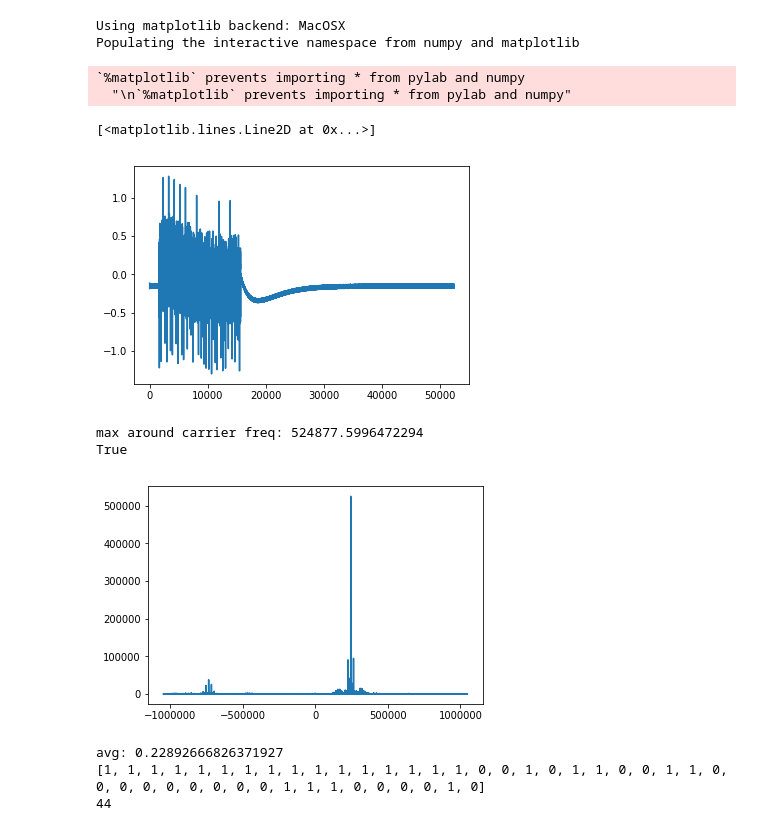
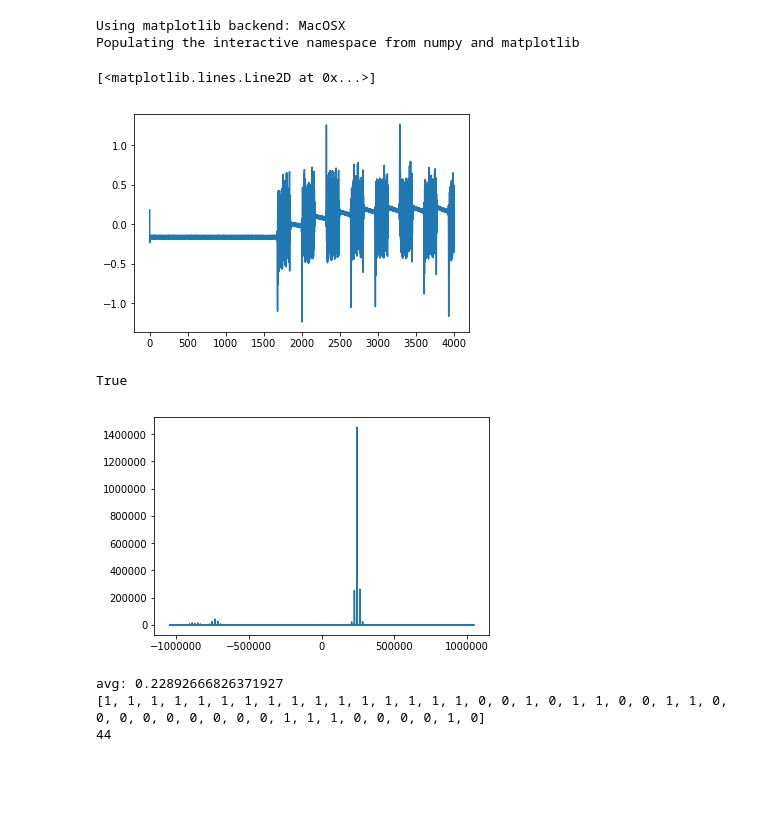
Before and after one commit to Aster1222/Networks-Final, a Jupyter notebook: radio/notebooks/receive.ipynb, the cells around one changed output. Cells and saved outputs as stored; diff of their text form; code cells hidden in the pictures; blank space fills up the shorter version.

```diff
--- a/receiver/notebooks/receive.ipynb
+++ b/radio/notebooks/receive.ipynb
@@ -2,14 +2,13 @@
 %pylab
 import importlib.util
 import sys
-sys.path.append('/Users/collinshuff/Documents/UVa-Fall18/CS4457/Networks-Final/receiver/')
+sys.path.append('/Users/collinshuff/Documents/UVa-Fall18/CS4457/Networks-Final/radio/')
 from receive import *
 from decode import *
+import config
 import scipy.fftpack
 import matplotlib.pyplot as plt
 %matplotlib inline
 # %% [output]
 Using matplotlib backend: MacOSX
 Populating the interactive namespace from numpy and matplotlib
-`%matplotlib` prevents importing * from pylab and numpy
-  "\n`%matplotlib` prevents importing * from pylab and numpy"
@@ -23,18 +15,25 @@ n_bits = 44
+# %%
+frequency = config.frequency
+offset = config.offset
+samp_rate = config.rec_samp_rate
+baud = config.baud
+samp_per_bit = samp_rate/baud
+n_bits = 44
 # %%
-time = 1542492821
+time = 1542752820
 end = time
-path = '/Users/collinshuff/Documents/UVa-Fall18/CS4457/Networks-Final/receiver/samples'
+path = '/Users/collinshuff/Documents/UVa-Fall18/CS4457/Networks-Final/radio/samples'
 samples = np.load(f'{path}/{time}.npy')
 time += 1
 while time <= end:
     samples = np.concatenate([samples, np.load(f'{path}/{time}.npy')])
     time += 1
 
 fm_demodulated_wave, new_samp_rate = fm_demodulate(samples, frequency, offset, samp_rate)
-plt.plot(fm_demodulated_wave)
+plt.plot(fm_demodulated_wave[:4000])
 # %% [output]
 [<matplotlib.lines.Line2D at 0x...>]
-[figure, old version]
+[figure, new version]
 # %%
 samples = samples[:samp_rate]
 fft = scipy.fftpack.fft(samples)
@@ -42,9 +41,8 @@ freqs = scipy.fftpack.fftfreq(len(samples)) * samp_rate
 plt.plot(freqs, np.abs(fft))
 print(detect_transmitter_on(samples, samp_rate, offset))
 # %% [output]
-max around carrier freq: 524877.5996472294
 True
-[figure, old version]
+[figure, new version]
 # %%
 wave, new_samp_rate = fm_demodulate(samples, frequency, offset, samp_rate)
 smoothed_wave = smooth(np.abs(wave), window_len=21, window='flat')
```
Also changed, not shown: parts of 1 cell of this notebook, 7 other files.
